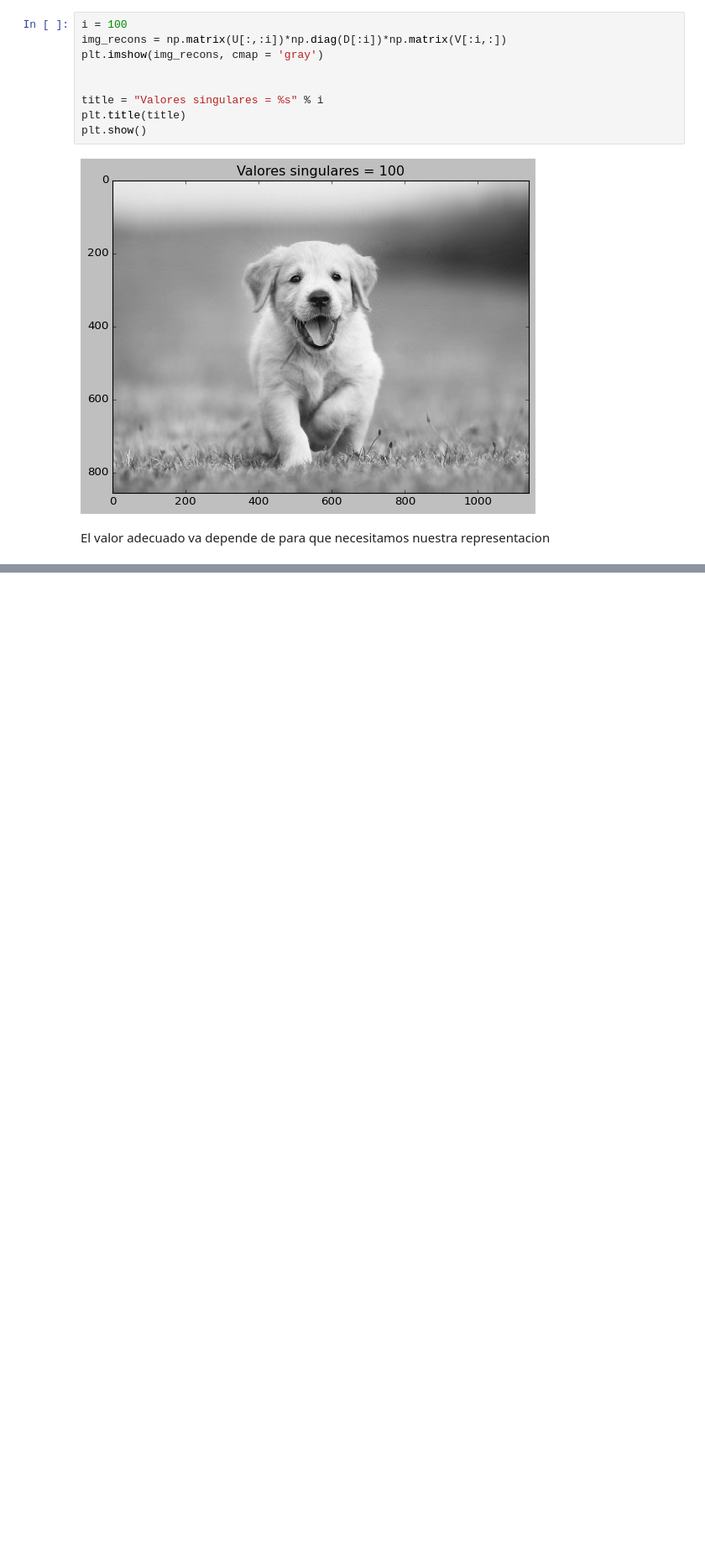
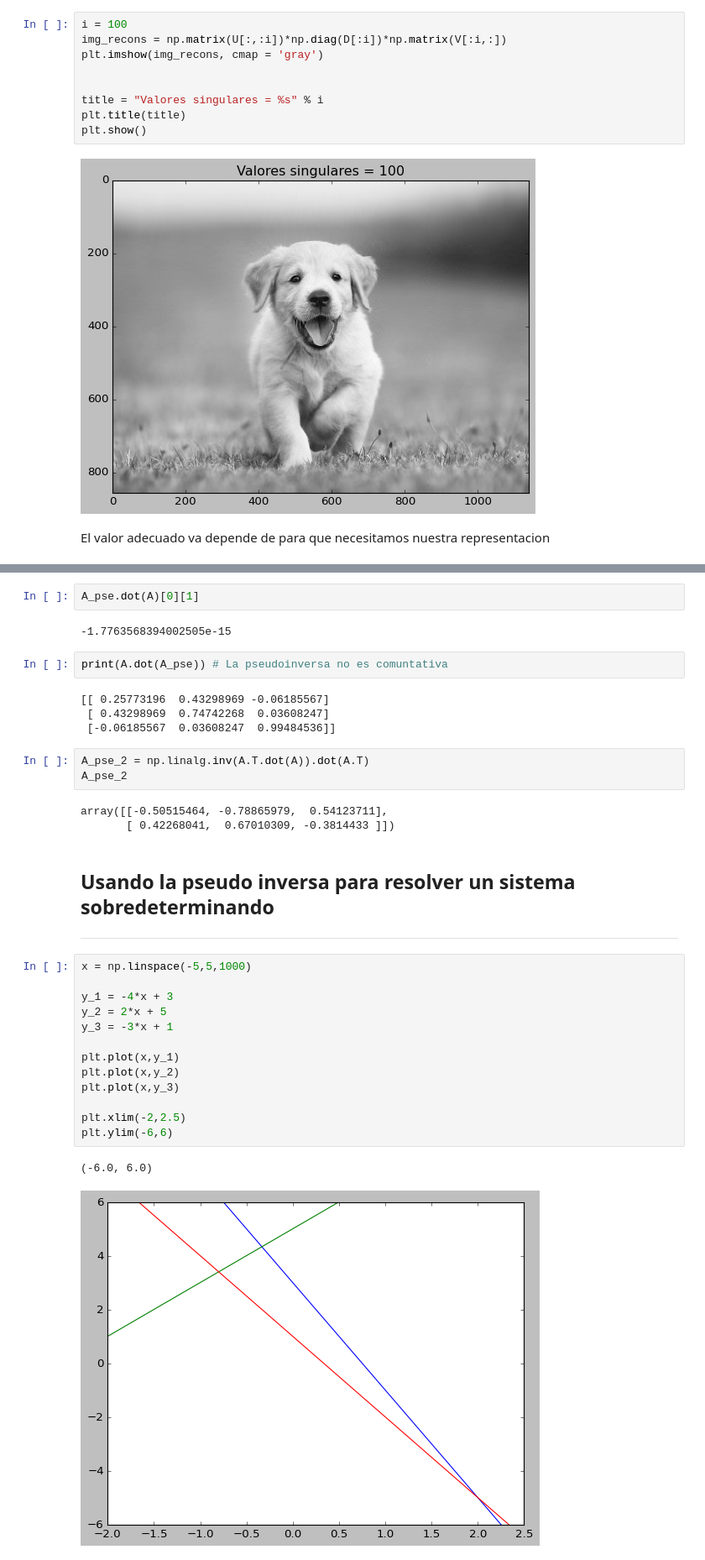
Before and after one commit to Mahonry/LinearAlgebra, a Jupyter notebook: LinearAlgebra.ipynb, the cells around one changed output, grey strips where cells are left out. Shown at 84% size. Saved outputs shown, nothing was run; the diff lists cells and outputs as text; blank space fills up the shorter version.

```diff
--- a/LinearAlgebra.ipynb
+++ b/LinearAlgebra.ipynb
@@ -436,0 +505,35 @@ El valor adecuado va depende de para que necesitamos nuestra representacion
+# %%
+A_pse.dot(A)[0][1]
+# %% [output]
+-1.7763568394002505e-15
+# %%
+print(A.dot(A_pse)) # La pseudoinversa no es comuntativa
+# %% [output]
+[[ 0.25773196  0.43298969 -0.06185567]
+ [ 0.43298969  0.74742268  0.03608247]
+ [-0.06185567  0.03608247  0.99484536]]
+# %%
+A_pse_2 = np.linalg.inv(A.T.dot(A)).dot(A.T)
+A_pse_2
+# %% [output]
+array([[-0.50515464, -0.78865979,  0.54123711],
+       [ 0.42268041,  0.67010309, -0.3814433 ]])
+# %% [markdown]
+## Usando la pseudo inversa para resolver un sistema sobredeterminando
+___________________________
+# %%
+x = np.linspace(-5,5,1000)
+
+y_1 = -4*x + 3
+y_2 = 2*x + 5
+y_3 = -3*x + 1
+
+plt.plot(x,y_1)
+plt.plot(x,y_2)
+plt.plot(x,y_3)
+
+plt.xlim(-2,2.5)
+plt.ylim(-6,6)
+# %% [output]
+(-6.0, 6.0)
+[figure, added]
```
Also changed, not shown: parts of 50 cells of this notebook.
